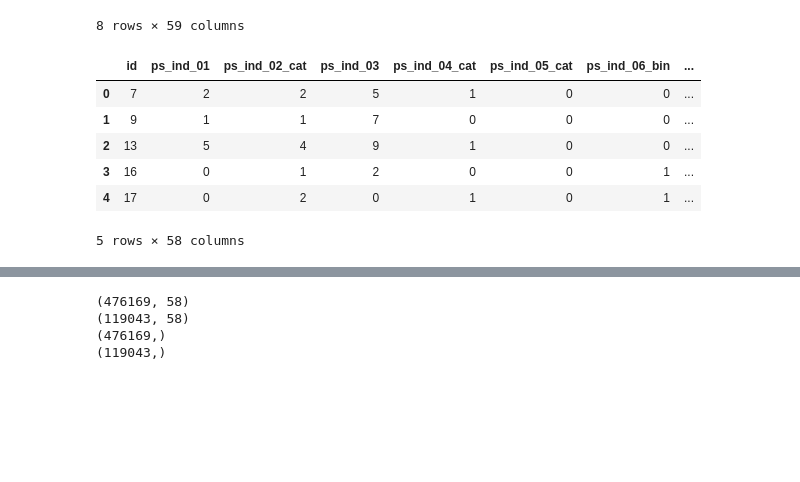
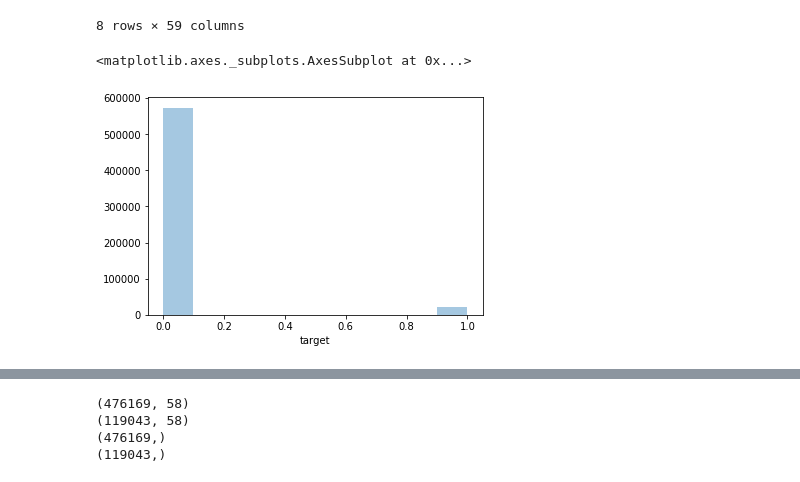
Before and after one commit to okihayashi/kaggle, a Jupyter notebook: safe_driver_prediction/safe_driver.ipynb, the cells around one changed output, grey strips where cells are left out. Drawn from its saved outputs; the diff is of its cells as text; code cells hidden in the pictures; blank space fills up the shorter version.

```diff
--- a/safe_driver_prediction/safe_driver.ipynb
+++ b/safe_driver_prediction/safe_driver.ipynb
@@ -52,17 +52,8 @@ data.describe()
 | 75% | 1.115549e+06 | 0.000000 | 3.000000 | 2.000000 | 6.000000 | 1.000000 | 0.000000 | 1.000000 | ... |
 | max | 1.488027e+06 | 1.000000 | 7.000000 | 4.000000 | 11.000000 | 1.000000 | 6.000000 | 1.000000 | ... |
 8 rows × 59 columns
-# %%
-data_Y = data['target']
-data_X = data.drop('target', axis=1)
-
-#data_Y.head()
-data_X.head()
-# %% [output]
-|  | id | ps_ind_01 | ps_ind_02_cat | ps_ind_03 | ps_ind_04_cat | ps_ind_05_cat | ps_ind_06_bin | ... |
-| 0 | 7 | 2 | 2 | 5 | 1 | 0 | 0 | ... |
-| 1 | 9 | 1 | 1 | 7 | 0 | 0 | 0 | ... |
-| 2 | 13 | 5 | 4 | 9 | 1 | 0 | 0 | ... |
-| 3 | 16 | 0 | 1 | 2 | 0 | 0 | 1 | ... |
-| 4 | 17 | 0 | 2 | 0 | 1 | 0 | 1 | ... |
-5 rows × 58 columns
+# %%
+sns.distplot(data_Y_tmp, kde=False, rug=False, bins=10)
+# %% [output]
+<matplotlib.axes._subplots.AxesSubplot at 0x...>
+[figure, added]
```
Also changed, not shown: parts of 3 cells of this notebook.
